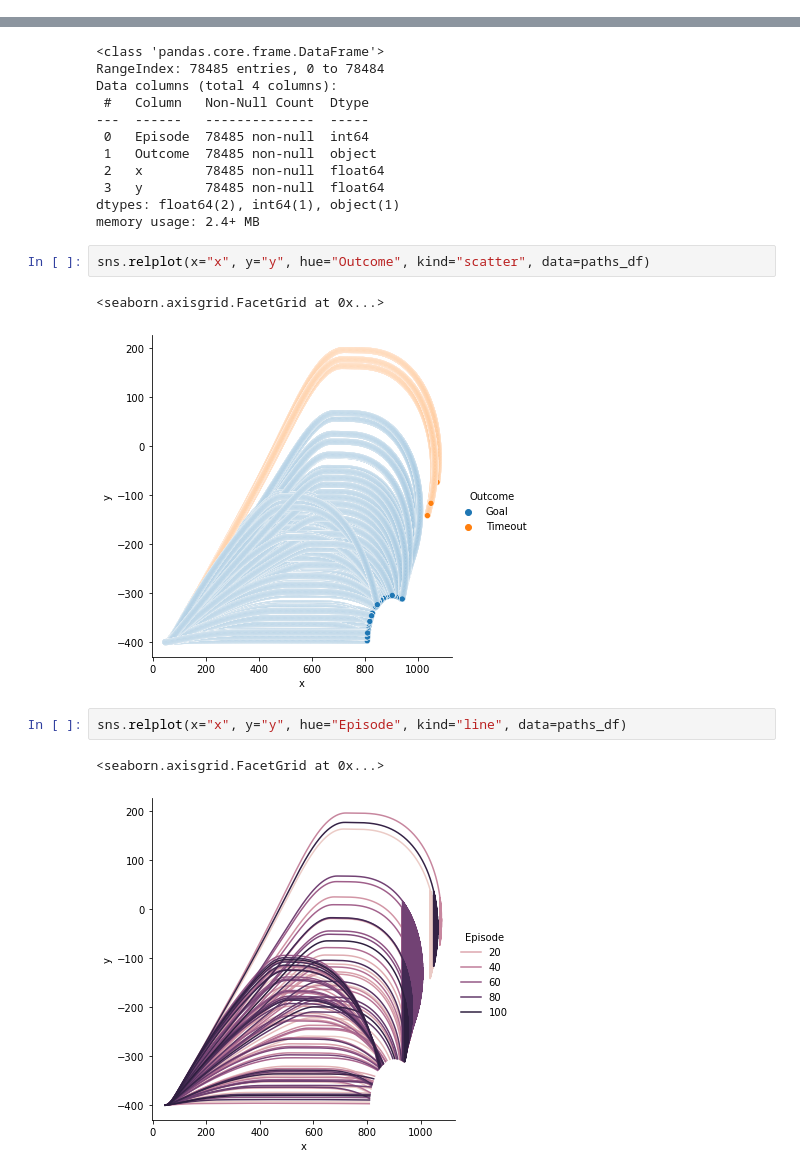
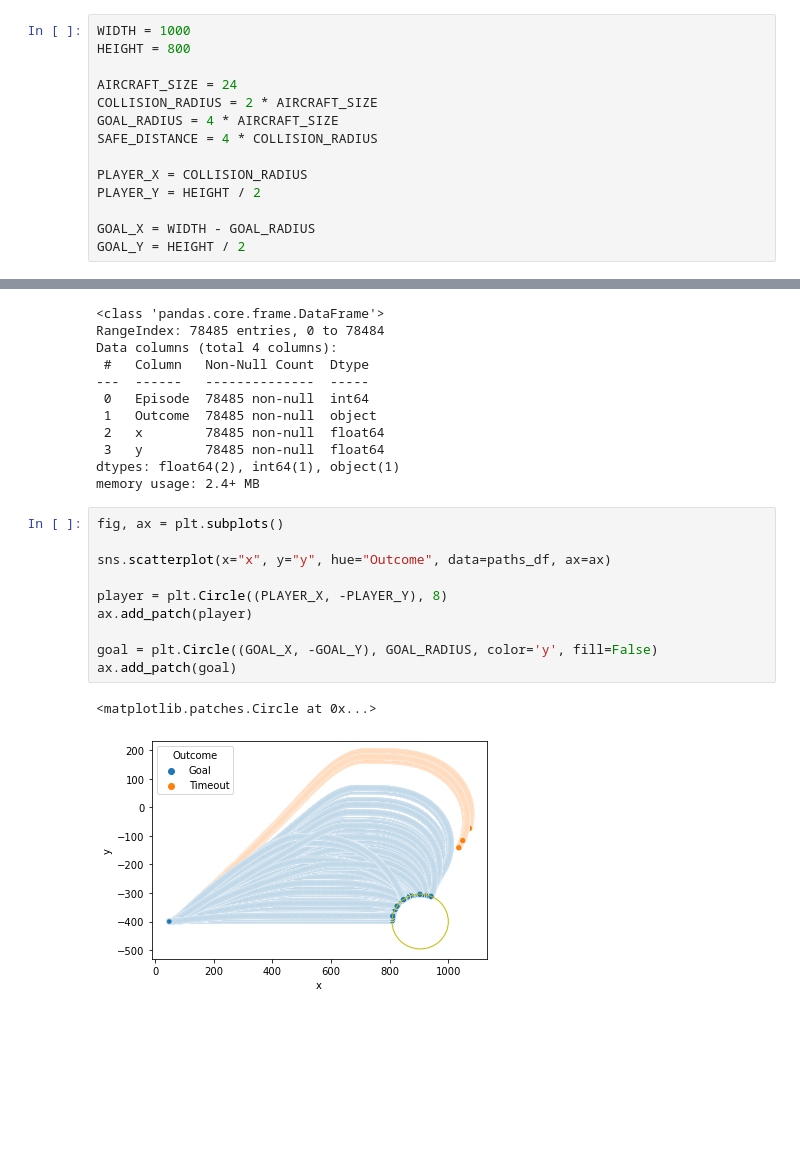
Before and after one commit to Christos-14/gym-ACAS2D, a Jupyter notebook: notebooks/simulation_ACAS2D_PPO_1048576_5_100.ipynb, the cells around one changed output, grey strips where cells are left out. Saved outputs shown, nothing was run; the diff lists cells and outputs as text; blank space fills up the shorter version.

```diff
--- a/notebooks/simulation_ACAS2D_PPO_1048576_5_100.ipynb
+++ b/notebooks/simulation_ACAS2D_PPO_1048576_5_100.ipynb
@@ -4,3 +5,17 @@ import seaborn as sns
+# %%
+WIDTH = 1000
+HEIGHT = 800
+
+AIRCRAFT_SIZE = 24
+COLLISION_RADIUS = 2 * AIRCRAFT_SIZE
+GOAL_RADIUS = 4 * AIRCRAFT_SIZE
+SAFE_DISTANCE = 4 * COLLISION_RADIUS
+
+PLAYER_X = COLLISION_RADIUS
+PLAYER_Y = HEIGHT / 2
+
+GOAL_X = WIDTH - GOAL_RADIUS
+GOAL_Y = HEIGHT / 2
 # %%
 simulation_data_file = "../gym_ACAS2D/models/logs/testing_ACAS2D_PPO_1048576_5_100.csv"
 # %%
@@ -146,12 +171,15 @@ Data columns (total 4 columns):
 dtypes: float64(2), int64(1), object(1)
 memory usage: 2.4+ MB
 # %%
-sns.relplot(x="x", y="y", hue="Outcome", kind="scatter", data=paths_df)
+fig, ax = plt.subplots()
+
+sns.scatterplot(x="x", y="y", hue="Outcome", data=paths_df, ax=ax)
+
+player = plt.Circle((PLAYER_X, -PLAYER_Y), 8)
+ax.add_patch(player)
+
+goal = plt.Circle((GOAL_X, -GOAL_Y), GOAL_RADIUS, color='y', fill=False)
+ax.add_patch(goal)
 # %% [output]
-<seaborn.axisgrid.FacetGrid at 0x...>
+<matplotlib.patches.Circle at 0x...>
-[figure, old version]
+[figure, new version]
-# %%
-sns.relplot(x="x", y="y", hue="Episode", kind="line", data=paths_df)
-# %% [output]
-<seaborn.axisgrid.FacetGrid at 0x...>
-[figure, removed]
```
Also changed, not shown: parts of 3 cells of this notebook, 12 other files.
